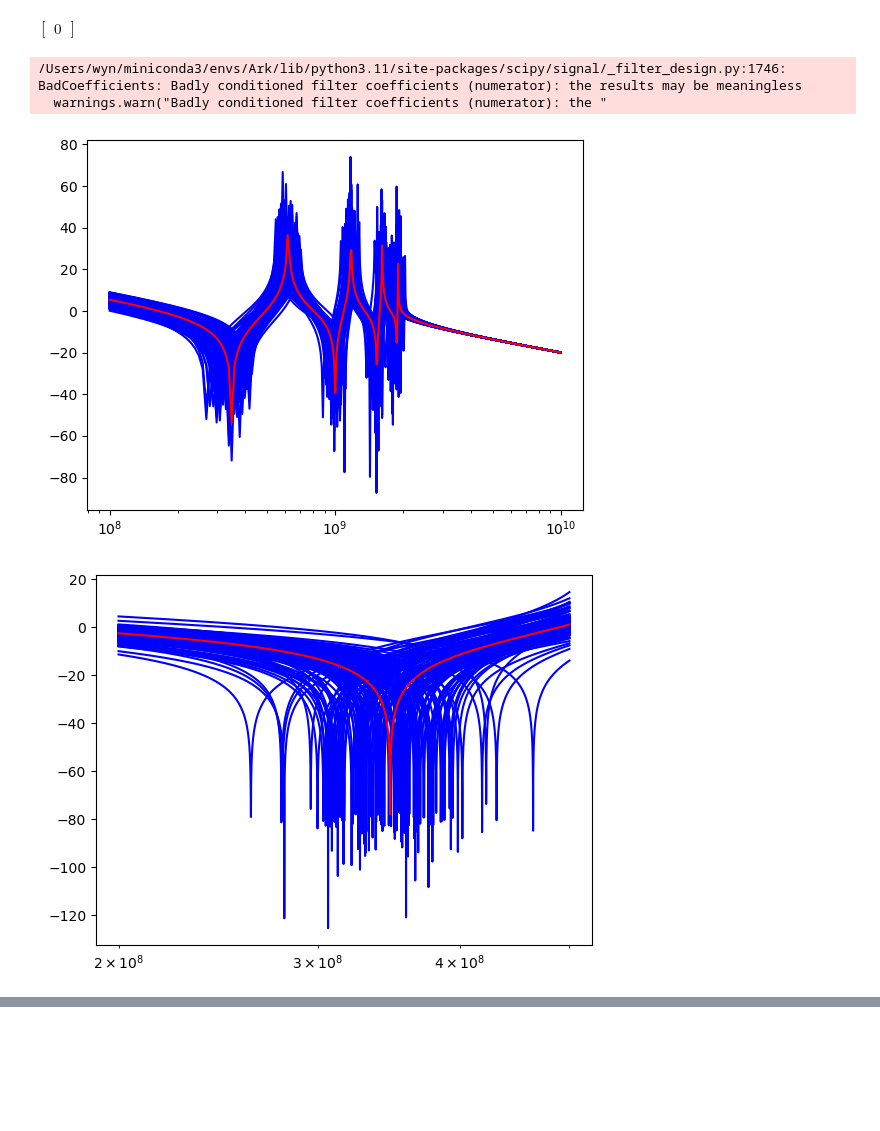
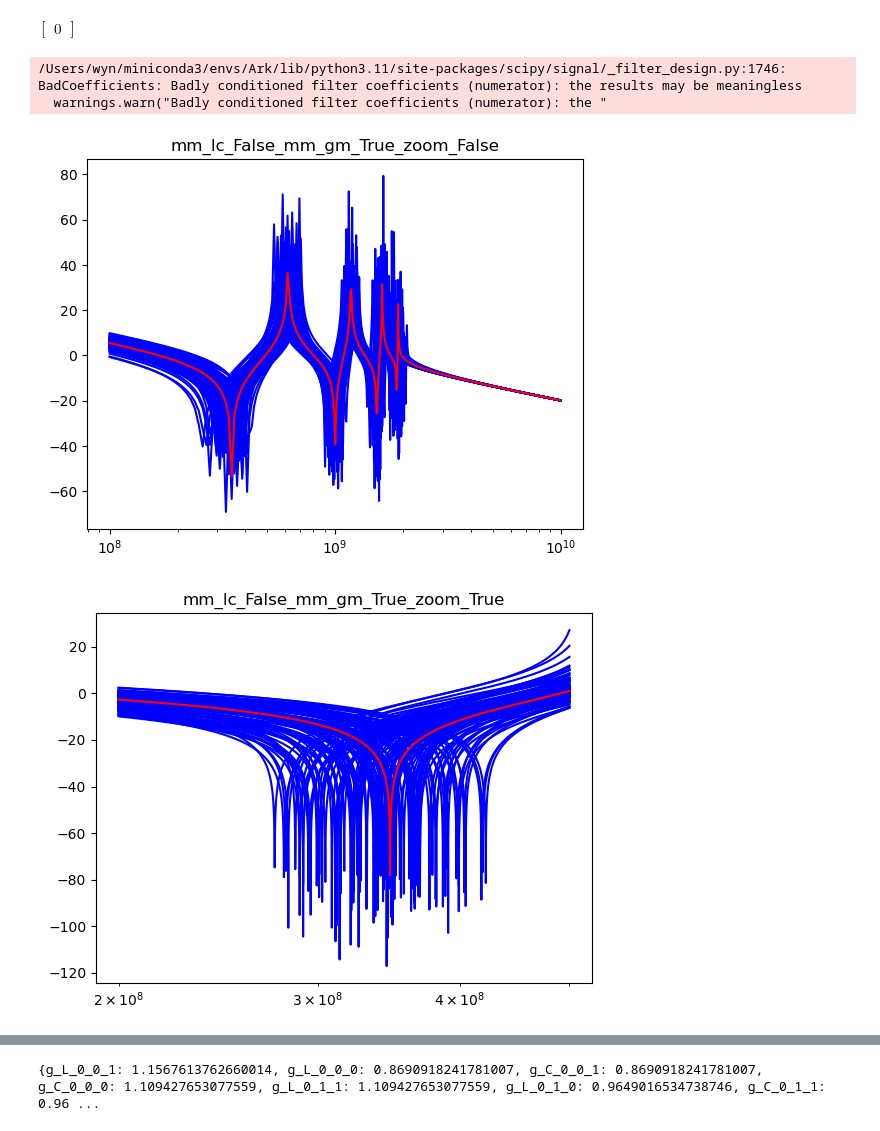
Before and after one commit to WangYuNeng/Ark, a Jupyter notebook: examples/tln/tline_freq_analysis.ipynb, the cells around one changed output, grey strips where cells are left out. Drawn from its saved outputs; the diff is of its cells as text; code cells hidden in the pictures; blank space fills up the shorter version.

Commit message:
Add gm coupled sim and mismatched diagonal sim

```diff
--- a/examples/tln/tline_freq_analysis.ipynb
+++ b/examples/tln/tline_freq_analysis.ipynb
@@ -202,39 +202,41 @@ plt.figure()
 n_mismatch = 100
 for mm_lc, mm_gm in [(False, True), (True, False), (True, True)]:
     for zoom_in in [False, True]:
-        save_name = f"mismatch_lc_{mm_lc}_gm_{mm_gm}_zoom_{zoom_in}.png"
+        title = f"mm_lc_{mm_lc}_mm_gm_{mm_gm}_zoom_{zoom_in}"
+        save_name = f"{title}.png"
         if zoom_in:
             w = np.linspace(2e-1, 5e-1, 5000) / lc_val
         else:
             w = np.linspace(1e-1, 10, 1000) / lc_val
         for i in range(n_mismatch + 1):
             if i == n_mismatch:
                 gm_sub = {gm: 1 for gm in gm_c_flat + gm_l_flat}
                 lc_sub = {element: lc_val for element in cap_flat + ind_flat}
                 switch_sub = {element: 1 for element in switch_flat}
                 nominal_val = gm_sub | lc_sub | {cc: lc_val} | switch_sub
                 color = 'red'
             else:
                 gm_sub = {gm: np.random.normal(1, 0.1) if mm_gm else 1 for gm in gm_c_flat + gm_l_flat}
                 lc_sub = {element: np.random.normal(1, 0.1) * lc_val if mm_lc else lc_val for element in cap_flat + ind_flat}
                 switch_sub = {element: 1 for element in switch_flat}
                 nominal_val = gm_sub | lc_sub | {cc: np.random.normal(1, 0.1) * lc_val if mm_lc else lc_val} | switch_sub
                 color = 'blue'
 
             A_mat_nominal = np.array(A_mat.subs(nominal_val)).astype(np.float64)
             B_mat_nominal = np.array(B_mat.subs(nominal_val)).astype(np.float64)
             C_mat_nominal = np.array(C_mat.subs(nominal_val)).astype(np.float64)
             D_mat_nominal = np.array(D_mat.subs(nominal_val)).astype(np.float64)
 
 
             ss = signal.StateSpace(A_mat_nominal, B_mat_nominal, C_mat_nominal, D_mat_nominal)
             w, mag, phase = signal.bode(ss, w=w)
             plt.semilogx(w, mag, color=color)
         # plt.ylim(100, -100)
+        plt.title(title)
         plt.savefig(save_name, dpi=150, bbox_inches='tight')
         plt.show()
 # %% [output]
 /Users/wyn/miniconda3/envs/Ark/lib/python3.11/site-packages/scipy/signal/_filter_design.py:1746: BadCoefficients: Badly conditioned filter coefficients (numerator): the results may be meaningless
   warnings.warn("Badly conditioned filter coefficients (numerator): the "
-[figure, old version]
+[figure, new version]
-[figure, old version]
+[figure, new version]
@@ -244,0 +247,17 @@ for mm_lc, mm_gm in [(False, True), (True, False), (True, True)]:
+# %%
+# Use the same sample for (L_ij0, C_ij1)
+# and (C_ij0, L_i{j+1}1)
+
+gm_sub_coupled_gm = {}
+for i in range(n_bit):
+    gm_sub_coupled_gm[gm_l[i][0][1]] = np.random.normal(1, 0.1)
+    for j in range(line_len):
+        gm_j_ind = np.random.normal(1, 0.1)
+        gm_j_cap = np.random.normal(1, 0.1)
+        gm_sub_coupled_gm[gm_l[i][j][0]] = gm_sub_coupled_gm[gm_c[i][j][1]] = gm_j_cap
+        if j + 1 < line_len:
+            gm_sub_coupled_gm[gm_c[i][j][0]] = gm_sub_coupled_gm[gm_l[i][j + 1][1]] = gm_j_ind
+
+print(gm_sub_coupled_gm)
+# %% [output]
+{g_L_0_0_1: 1.1567613762660014, g_L_0_0_0: 0.8690918241781007, g_C_0_0_1: 0.8690918241781007, g_C_0_0_0: 1.109427653077559, g_L_0_1_1: 1.109427653077559, g_L_0_1_0: 0.9649016534738746, g_C_0_1_1: 0.96 ...
```
Also changed, not shown: parts of 4 cells of this notebook.
